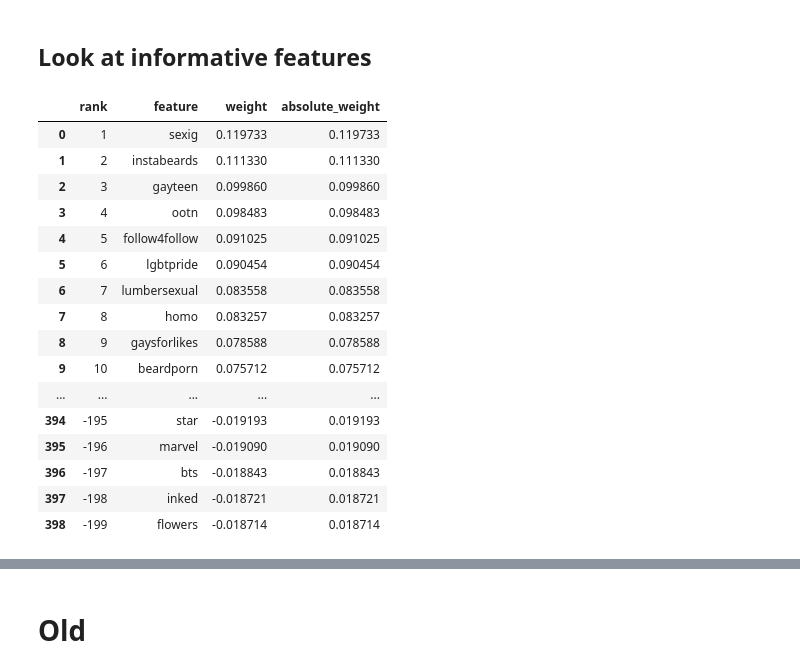
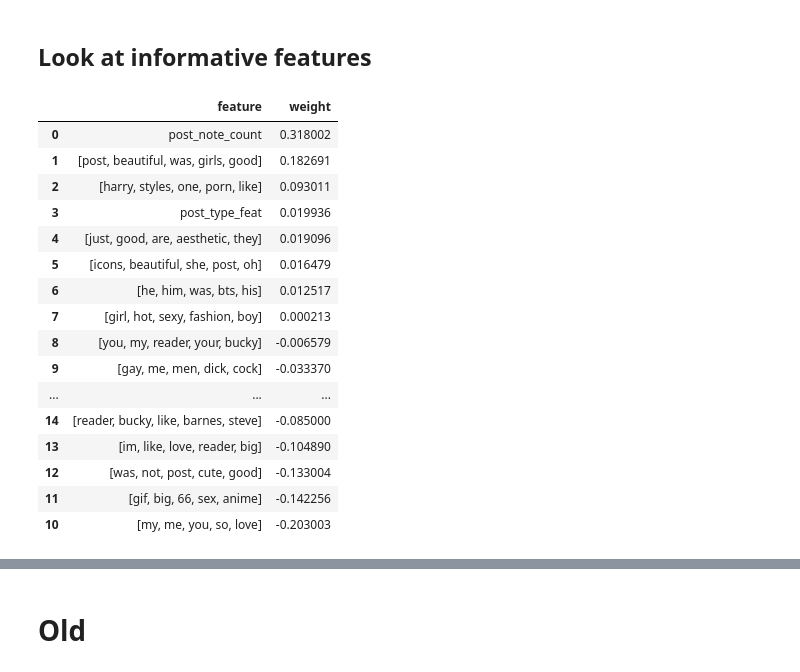
Before and after one commit to michaelmilleryoder/tumblr_community_identity, a Jupyter notebook: jupyter/check_models.ipynb, the cells around one changed output, grey strips where cells are left out. Cells and saved outputs as stored; diff of their text form; code cells hidden in the pictures.

```diff
--- a/jupyter/check_models.ipynb
+++ b/jupyter/check_models.ipynb
@@ -35,2 +42,12 @@ model.coef_[0].shape
 # %% [markdown]
 ## View selected features
+# %%
+# From post hashtag PCA
+import numpy as np
+
+def feats_for_factors(feature_names, pca, n_factors=20, n_feats=40):
+    top = np.flip(np.argsort(pca.components_)[:n_factors, -1*n_feats:], axis=1)
+    vec = np.vectorize(lambda x: feature_names[x])
+    return vec(top)
+factor_loadings = feats_for_factors(vec.get_feature_names(), svd, n_factors=50, n_feats=10)
+factor_loadings
@@ -38,15 +73,18 @@ model.coef_[0].shape
 # SFS
 
 # For feature selection before SFS
-first_selected = []
-for bool_el, feat in zip(fs_mask[:len(vec.get_feature_names())], vec.get_feature_names()):
+# first_selected = []
+# for bool_el, feat in zip(fs_mask[:len(vec.get_feature_names())], vec.get_feature_names()):
+#     if bool_el:
+#         first_selected.append(feat)
+
+# SFS features selected
+selected_feats = []
+# for bool_el, feat in zip(mask[:len(first_selected)], first_selected):
+# for bool_el, feat in zip(mask[:len(vec.get_feature_names())], vec.get_feature_names()):
+for bool_el, feat in zip(mask[:len(factor_loadings)], factor_loadings):
     if bool_el:
-        first_selected.append(feat)
-
-selected_feats = []
-for bool_el, feat in zip(mask[:len(first_selected)], first_selected):
-    if bool_el:
-        selected_feats.append(feat)
+        selected_feats.append(feat[:5])
 print(len(selected_feats))
 selected_feats
 # %% [output]
@@ -145,5 +211,7 @@ selected_feats
 # %% [markdown]
 ## Look at informative features
+# %%
+selected = selected_feats + ['post_note_count', 'post_type_feat']
 # %%
 import pdb
 import pandas as pd
@@ -153,52 +221,54 @@ pd.set_option('display.max_rows', None)
 def get_informative_features(featnames, model, n=10000):
 # def get_informative_features(features_vectorizer, model, n=10000):
     """ Examine informative features from machine learning models. """
 
 #     feats_index2name = {v: k for k, v in features_vectorizer.vocabulary_.items()}
 #     feats_index2name = {v: k for k, v in featnames}
 #     feature_weights = model.coef_[0][:len(featnames)]
     feature_weights = model.coef_[0]
 
     top_indices = np.argsort(feature_weights)[-1*n:]
     top_weights = np.sort(feature_weights)[-1*n:]
     bottom_indices = np.argsort(feature_weights)[:n]
     bottom_weights = np.sort(feature_weights)[:n]
 
     lines = [] # to sort and print
 
     for i, (j, w) in enumerate(zip(reversed(top_indices), reversed(top_weights))):
 #         feature_name = feats_index2name[j]
         feature_name = featnames[j]
         lines.append([i+1, feature_name, w, abs(w)])
 
     for i, (j, w) in enumerate(zip(bottom_indices, bottom_weights)):
 #         feature_name = feats_index2name[j]
         feature_name = featnames[j]
         lines.append([(i+1)*-1, feature_name, w, abs(w)])
 
 #     lines = list(reversed(sorted(lines, key=itemgetter(3))))
-    return pd.DataFrame(lines, columns = ['rank', 'feature', 'weight', 'absolute_weight'])
+    return pd.DataFrame(lines, columns = ['rank', 'feature', 'weight', 'absolute_weight']).sort_values('weight', ascending=False)
 
-get_informative_features(selected_feats, model, n=200)
+# get_informative_features(selected_feats, model, n=5)
+df = get_informative_features(selected, model, n=10)
 # get_informative_features(vec, model, n=20)
+df[['feature', 'weight']]
 # %% [output]
-|  | rank | feature | weight | absolute_weight |
-| 0 | 1 | sexig | 0.119733 | 0.119733 |
-| 1 | 2 | instabeards | 0.111330 | 0.111330 |
-| 2 | 3 | gayteen | 0.099860 | 0.099860 |
-| 3 | 4 | ootn | 0.098483 | 0.098483 |
-| 4 | 5 | follow4follow | 0.091025 | 0.091025 |
-| 5 | 6 | lgbtpride | 0.090454 | 0.090454 |
-| 6 | 7 | lumbersexual | 0.083558 | 0.083558 |
-| 7 | 8 | homo | 0.083257 | 0.083257 |
-| 8 | 9 | gaysforlikes | 0.078588 | 0.078588 |
-| 9 | 10 | beardporn | 0.075712 | 0.075712 |
-| ... | ... | ... | ... | ... |
-| 394 | -195 | star | -0.019193 | 0.019193 |
-| 395 | -196 | marvel | -0.019090 | 0.019090 |
-| 396 | -197 | bts | -0.018843 | 0.018843 |
-| 397 | -198 | inked | -0.018721 | 0.018721 |
-| 398 | -199 | flowers | -0.018714 | 0.018714 |
+|  | feature | weight |
+| 0 | post_note_count | 0.318002 |
+| 1 | [post, beautiful, was, girls, good] | 0.182691 |
+| 2 | [harry, styles, one, porn, like] | 0.093011 |
+| 3 | post_type_feat | 0.019936 |
+| 4 | [just, good, are, aesthetic, they] | 0.019096 |
+| 5 | [icons, beautiful, she, post, oh] | 0.016479 |
+| 6 | [he, him, was, bts, his] | 0.012517 |
+| 7 | [girl, hot, sexy, fashion, boy] | 0.000213 |
+| 8 | [you, my, reader, your, bucky] | -0.006579 |
+| 9 | [gay, me, men, dick, cock] | -0.033370 |
+| ... | ... | ... |
+| 14 | [reader, bucky, like, barnes, steve] | -0.085000 |
+| 13 | [im, like, love, reader, big] | -0.104890 |
+| 12 | [was, not, post, cute, good] | -0.133004 |
+| 11 | [gif, big, 66, sex, anime] | -0.142256 |
+| 10 | [my, me, you, so, love] | -0.203003 |
 # %%
 # Validate by looking at instances with these hashtags
 data = pd.read_csv('/data/tumblr_community_identity/dataset114k/matched_reblogs_nonreblogs_dataset114k.csv')
```
Also changed, not shown: parts of 12 cells of this notebook, 4 other files.
